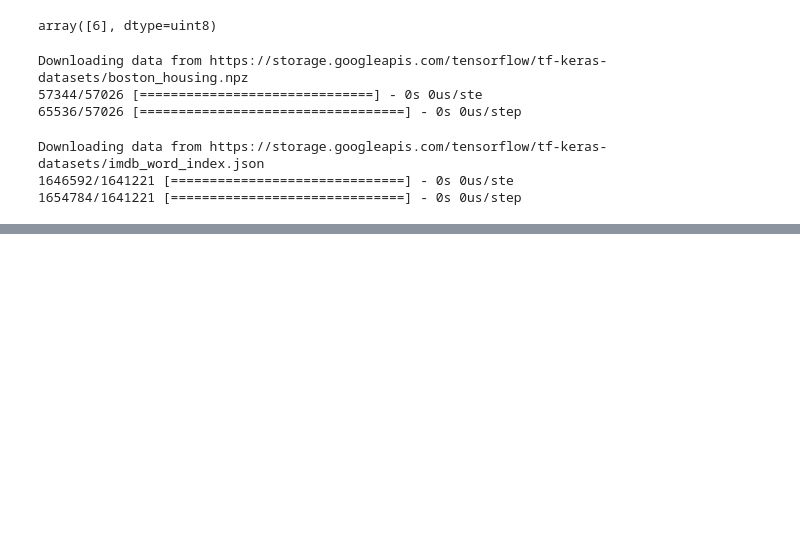
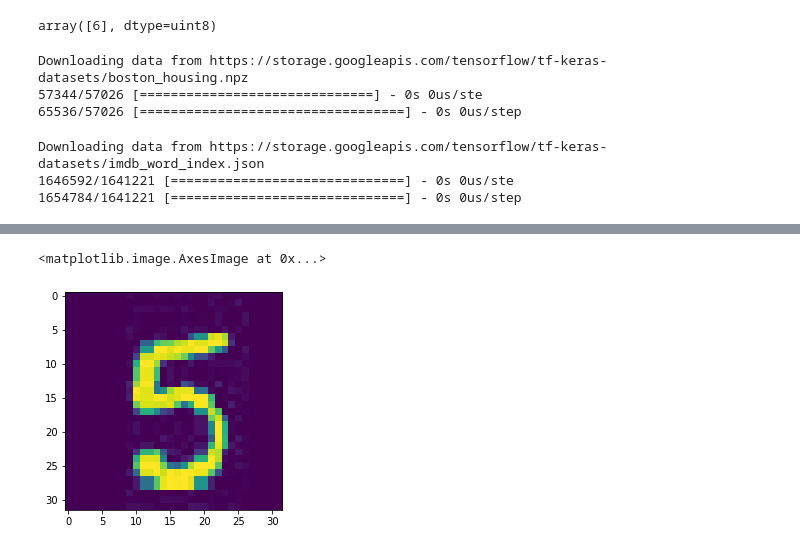
Before and after one commit to vivasaayi/ml-trainer, a Jupyter notebook: notebooks/mnist.ipynb, the cells around one changed output, grey strips where cells are left out. Cells and saved outputs as stored; diff of their text form; code cells hidden in the pictures; blank space fills up the shorter version.

```diff
--- a/notebooks/mnist.ipynb
+++ b/notebooks/mnist.ipynb
@@ -86,0 +121,6 @@ inverted_word_index = dict((i, word) for (word, i) in word_index.items())
+# %%
+r, g, b = img.split()
+plt.imshow(r)
+# %% [output]
+<matplotlib.image.AxesImage at 0x...>
+[figure, added]
```
Also changed, not shown: parts of 5 cells of this notebook, 4 other files.
